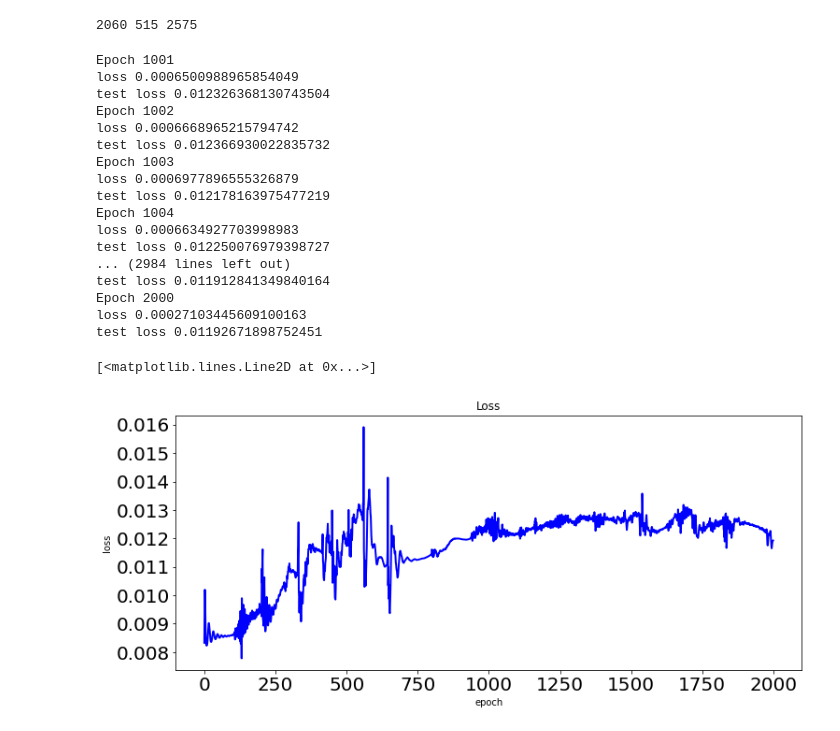
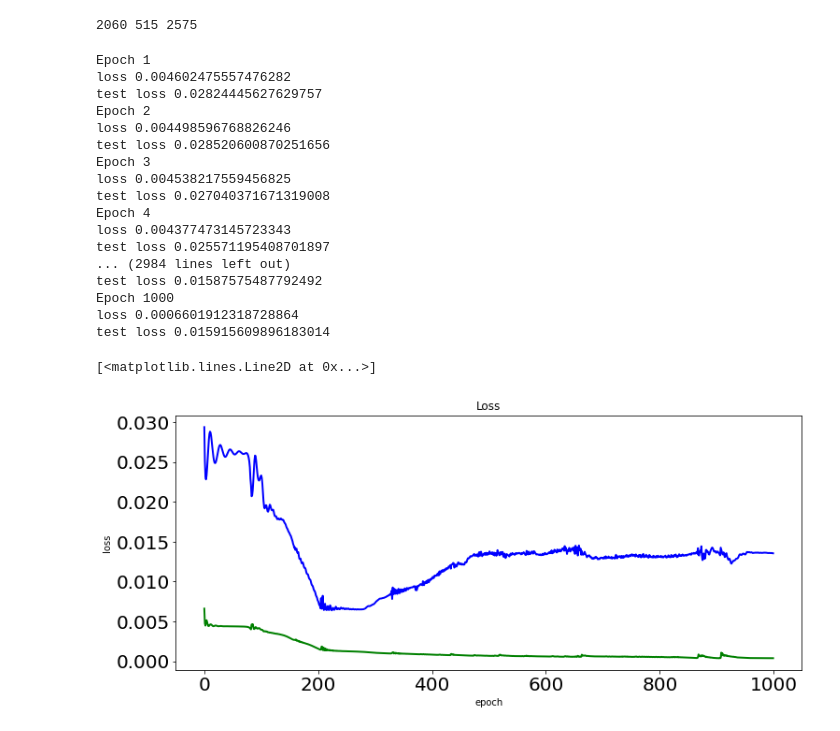
Before and after one commit to StuartNg/Predicting-STP-Inflows, a Jupyter notebook: LSTM_PyTorch v2.ipynb, the cells around one changed output. Saved outputs shown, nothing was run; the diff lists cells and outputs as text; code cells hidden in the pictures.

```diff
--- a/LSTM_PyTorch v2.ipynb
+++ b/LSTM_PyTorch v2.ipynb
@@ -81,0 +86,4 @@ plt.show()
+# %%
+# Setup GPU
+device = torch.device("cuda" if torch.cuda.is_available() else "cpu")
+print(device)
@@ -175,9 +181,9 @@ class LSTMPredictor(nn.Module):
 # LSTM Class 2
 
 class LSTMPredictor2(nn.Module):
-    def __init__(self, input_dim=1, n_layers=2, hidden_dim=51):
+    def __init__(self, device, input_dim=1, n_layers=2, hidden_dim=51, ):
         super(LSTMPredictor2, self).__init__()
-
+        self.device = device
         self.hidden_dim = hidden_dim
         self.n_layers = n_layers
         self.input_dim = input_dim
@@ -194,6 +200,10 @@ class LSTMPredictor2(nn.Module):
         h0 = torch.zeros(self.n_layers, self.hidden_dim)
         c0 = torch.zeros(self.n_layers, self.hidden_dim)
 
+        if torch.cuda.is_available():
+            h0 = h0.to(self.device)
+            c0 = c0.to(self.device)
+
         # Propagate input through LSTM
         for input_t in x.split(1, dim=0):
             lstm_out, (h0, c0) = self.lstm(input_t, (h0, c0))
@@ -210,17 +220,20 @@ class LSTMPredictor2(nn.Module):
         return outputs
 # %%
 # Initialize model
-model = LSTMPredictor()
-model = LSTMPredictor2(input_dim=1, n_layers=10, hidden_dim=64)
+# model = LSTMPredictor()
+model = LSTMPredictor2(device, input_dim=1, n_layers=10, hidden_dim=64)
+if torch.cuda.is_available():
+    model = model.to(device)
 criterion = nn.MSELoss()
 
 optimizer = optim.Adam(model.parameters(), lr=0.001)
 # optimizer = optim.LBFGS(model.parameters(), lr=0.8)
 test_losses = {}
+train_losses = {}
 # %%
 # Training loop
 
-epochs = 4000
+epochs = 1000
 for i in range(epochs):
     print("Epoch", i+1)
 
@@ -230,10 +243,12 @@ for i in range(epochs):
         outputs = model(train_input)
         loss = criterion(outputs, train_target)
         print("loss", loss.item())
+        train_losses[i] = loss.item()
         loss.backward()
         return loss
 
     optimizer.step(closure)
+
 
     # Evaluate model
     with torch.no_grad():
@@ -241,7 +256,7 @@ for i in range(epochs):
         pred = model(test_input, future=future)
         loss = criterion(pred[:-future], test_target)
         print("test loss", loss.item())
-        y = pred.detach().numpy()
+        y = pred.detach().cpu().numpy()
 
     test_losses[i] = loss.item()
 
@@ -259,40 +274,43 @@ for i in range(epochs):
         future = 365
 
         # Draw original data
-        plt.plot(np.arange(n), train_input, 'r', linewidth=2.0)
-        plt.plot(np.arange(n, n + ntest), test_input, 'b', linewidth=2.0)
+        plt.plot(np.arange(n), train_input.cpu(), 'r', linewidth=2.0)
+        plt.plot(np.arange(n, n + ntest), test_input.cpu(), 'b', linewidth=2.0)
         plt.plot(np.arange(n, n + ntest + future), y, 'g', linewidth=2.0)
-        plt.savefig(f"images/step{i+1}.png")
+        plt.savefig(f"images/10_layers/step{i+1}.png")
         plt.close()
 # %% [output]
-Epoch 1001
-loss 0.0006500988965854049
-test loss 0.012326368130743504
-Epoch 1002
-loss 0.0006668965215794742
-test loss 0.012366930022835732
-Epoch 1003
-loss 0.0006977896555326879
-test loss 0.012178163975477219
-Epoch 1004
-loss 0.0006634927703998983
-test loss 0.012250076979398727
+Epoch 1
+loss 0.004602475557476282
+test loss 0.02824445627629757
+Epoch 2
+loss 0.004498596768826246
+test loss 0.028520600870251656
+Epoch 3
+loss 0.004538217559456825
+test loss 0.027040371671319008
+Epoch 4
+loss 0.004377473145723343
+test loss 0.025571195408701897
 ... (2984 lines left out)
-test loss 0.011912841349840164
-Epoch 2000
-loss 0.00027103445609100163
-test loss 0.01192671898752451
+test loss 0.01587575487792492
+Epoch 1000
+loss 0.0006601912318728864
+test loss 0.015915609896183014
 # %%
-losses = pd.DataFrame([test_losses]).T
-losses.columns = ["test"]
+losses1 = pd.DataFrame([test_losses]).T
+losses1.columns = ["test"]
+losses2 = pd.DataFrame([train_losses]).T
+losses2.columns = ["train"]
 
 plt.figure(figsize=(12,5))
 plt.title("Loss")
 plt.xlabel("epoch")
 plt.ylabel("loss")
 plt.xticks(fontsize=20)
 plt.yticks(fontsize=20)
-plt.plot(losses.index, losses["test"], 'b', linewidth=2.0)
+plt.plot(losses1.index, losses1["test"], 'b', linewidth=2.0)
+plt.plot(losses2.index, losses2['train'], 'g', linewidth=2.0)
 # %% [output]
 [<matplotlib.lines.Line2D at 0x...>]
-[figure, old version]
+[figure, new version]
```
Also changed, not shown: parts of 8 cells of this notebook, 41 other files.
